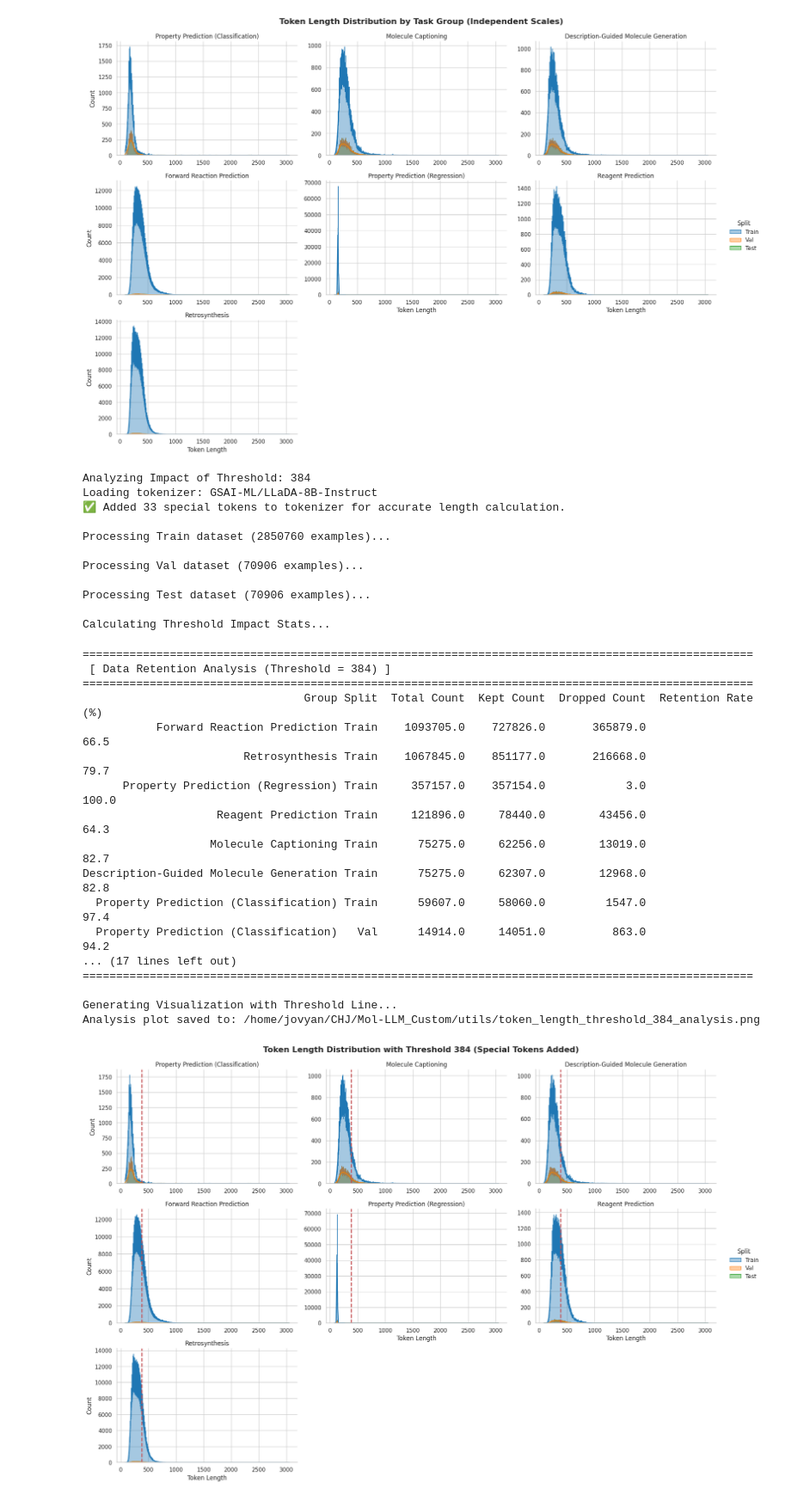
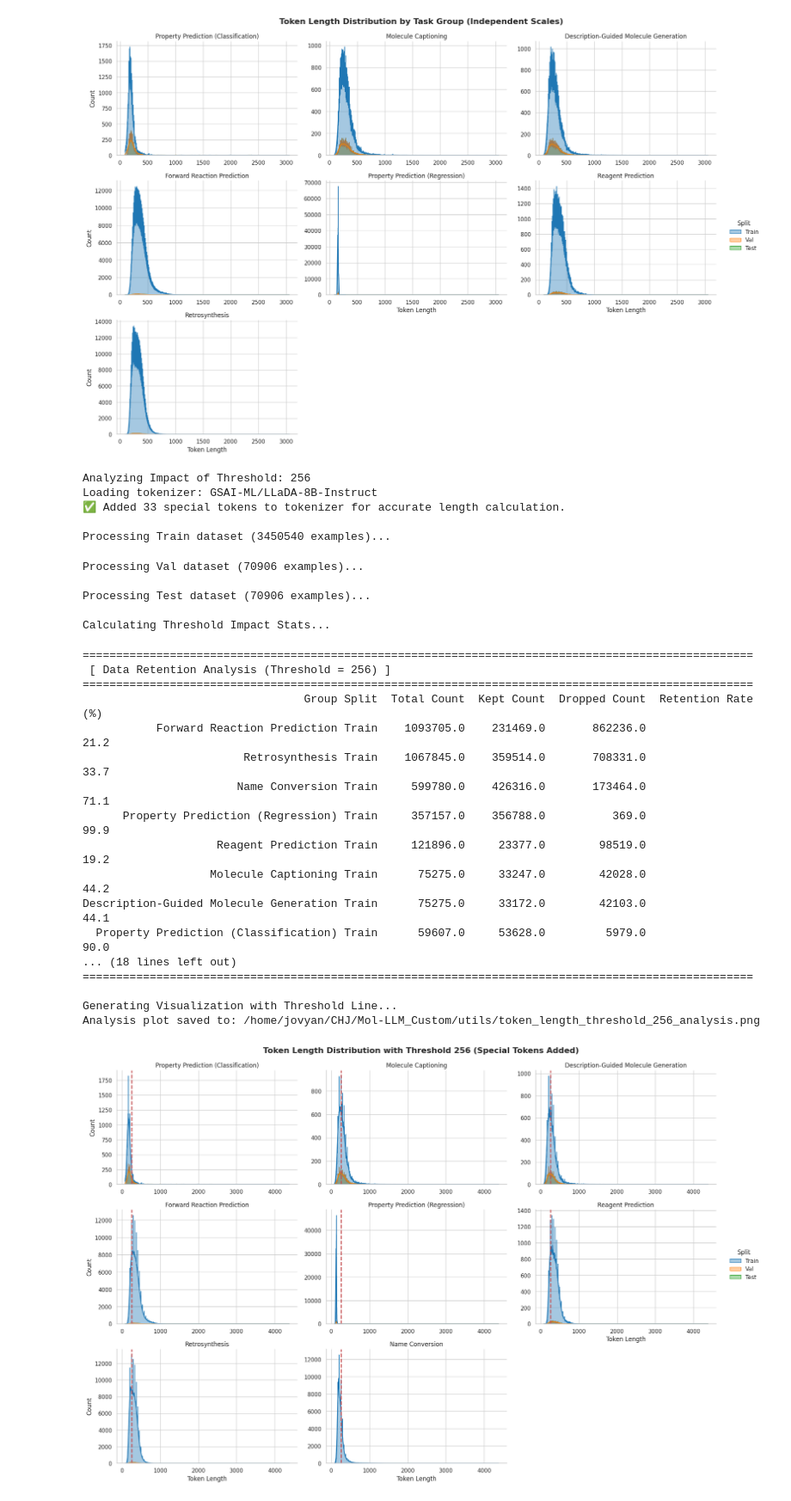
Before and after one commit to gkswns3708/Mol-LLM_Custom, a Jupyter notebook: utils/data_description.ipynb, the cells around one changed output. Shown at 86% size. Cells and saved outputs as stored; diff of their text form; code cells hidden in the pictures.

```diff
--- a/utils/data_description.ipynb
+++ b/utils/data_description.ipynb
@@ -761,14 +761,14 @@ from transformers import AutoTokenizer
 # =============================================================================
 # [설정] 변수 입력
 # =============================================================================
-THRESHOLD = 384  # 분석할 길이 제한 기준
+THRESHOLD = 256  # 분석할 길이 제한 기준
 MODEL_ID = "GSAI-ML/LLaDA-8B-Instruct"
 NUM_PROC = 32
 
 # 데이터셋 경로
-TRAIN_PATH = "/home/jovyan/CHJ/Mol-LLM_Custom/dataset/llada_train/GSAI-ML-LLaDA-8B-Instruct_string+graph_q32_train_3.3M_0415"
-VAL_PATH = "/home/jovyan/CHJ/Mol-LLM_Custom/dataset/llada_train/GSAI-ML-LLaDA-8B-Instruct_string+graph_q32_validation_3.3M_0415"
-TEST_PATH = "/home/jovyan/CHJ/Mol-LLM_Custom/dataset/llada_train/GSAI-ML-LLaDA-8B-Instruct_string+graph_q32_test_3.3M_0415"
+TRAIN_PATH = "/home/jovyan/CHJ/Mol-LLM_Custom/dataset/train/GSAI-ML-LLaDA-8B-Instruct_string+graph_q32_train_3.3M_0415"
+VAL_PATH = "/home/jovyan/CHJ/Mol-LLM_Custom/dataset/train/GSAI-ML-LLaDA-8B-Instruct_string+graph_q32_validation_3.3M_0415"
+TEST_PATH = "/home/jovyan/CHJ/Mol-LLM_Custom/dataset/train/GSAI-ML-LLaDA-8B-Instruct_string+graph_q32_test_3.3M_0415"
 
 # =============================================================================
 # [1] Special Tokens 정의 (사용자 제공)
@@ -932,55 +932,54 @@ def main():
         kind="hist",
         kde=True,
         element="step",
         stat="count",
         common_norm=False,
         facet_kws={'sharey': False, 'sharex': False},
         height=4,
         aspect=1.5,
         palette={'Train': '#1f77b4', 'Val': '#ff7f0e', 'Test': '#2ca02c'},
         alpha=0.4
     )
 
     for ax in g.axes.flat:
         ax.axvline(x=THRESHOLD, color='r', linestyle='--', linewidth=2, label=f'Threshold ({THRESHOLD})')
 
     g.set_titles("{col_name}")
     g.set_axis_labels("Token Length", "Count")
     g.fig.suptitle(f"Token Length Distribution with Threshold {THRESHOLD} (Special Tokens Added)", y=1.02, fontsize=16, fontweight='bold')
 
     save_path = f"token_length_threshold_{THRESHOLD}_analysis.png"
     plt.savefig(save_path, dpi=300, bbox_inches='tight')
     print(f"Analysis plot saved to: {os.path.abspath(save_path)}")
 
 if __name__ == "__main__":
     main()
 # %% [output]
-Analyzing Impact of Threshold: 384
+Analyzing Impact of Threshold: 256
 Loading tokenizer: GSAI-ML/LLaDA-8B-Instruct
 ✅ Added 33 special tokens to tokenizer for accurate length calculation.
 
-Processing Train dataset (2850760 examples)...
-
-Processing Val dataset (70906 examples)...
-
-Processing Test dataset (70906 examples)...
-
-Calculating Threshold Impact Stats...
+Processing Train dataset (3450540 examples)...
-====================================================================================================
- [ Data Retention Analysis (Threshold = 384) ]
-====================================================================================================
-                                 Group Split  Total Count  Kept Count  Dropped Count  Retention Rate (%)
-           Forward Reaction Prediction Train    1093705.0    727826.0       365879.0                66.5
-                        Retrosynthesis Train    1067845.0    851177.0       216668.0                79.7
-      Property Prediction (Regression) Train     357157.0    357154.0            3.0               100.0
-                    Reagent Prediction Train     121896.0     78440.0        43456.0                64.3
-                   Molecule Captioning Train      75275.0     62256.0        13019.0                82.7
-Description-Guided Molecule Generation Train      75275.0     62307.0        12968.0                82.8
-  Property Prediction (Classification) Train      59607.0     58060.0         1547.0                97.4
-  Property Prediction (Classification)   Val      14914.0     14051.0          863.0                94.2
-... (17 lines left out)
-====================================================================================================
+Processing Val dataset (70906 examples)...
 
-Generating Visualization with Threshold Line...
-Analysis plot saved to: /home/jovyan/CHJ/Mol-LLM_Custom/utils/token_length_threshold_384_analysis.png
+Processing Test dataset (70906 examples)...
+
+Calculating Threshold Impact Stats...
+====================================================================================================
+ [ Data Retention Analysis (Threshold = 256) ]
+====================================================================================================
+                                 Group Split  Total Count  Kept Count  Dropped Count  Retention Rate (%)
+           Forward Reaction Prediction Train    1093705.0    231469.0       862236.0                21.2
+                        Retrosynthesis Train    1067845.0    359514.0       708331.0                33.7
+                       Name Conversion Train     599780.0    426316.0       173464.0                71.1
+      Property Prediction (Regression) Train     357157.0    356788.0          369.0                99.9
+                    Reagent Prediction Train     121896.0     23377.0        98519.0                19.2
+                   Molecule Captioning Train      75275.0     33247.0        42028.0                44.2
+Description-Guided Molecule Generation Train      75275.0     33172.0        42103.0                44.1
+  Property Prediction (Classification) Train      59607.0     53628.0         5979.0                90.0
+... (18 lines left out)
+====================================================================================================
+
+Generating Visualization with Threshold Line...
+Analysis plot saved to: /home/jovyan/CHJ/Mol-LLM_Custom/utils/token_length_threshold_256_analysis.png
-[figure, old version]
+[figure, new version]
```
Also changed, not shown: parts of 5 cells of this notebook, 5 other files.
